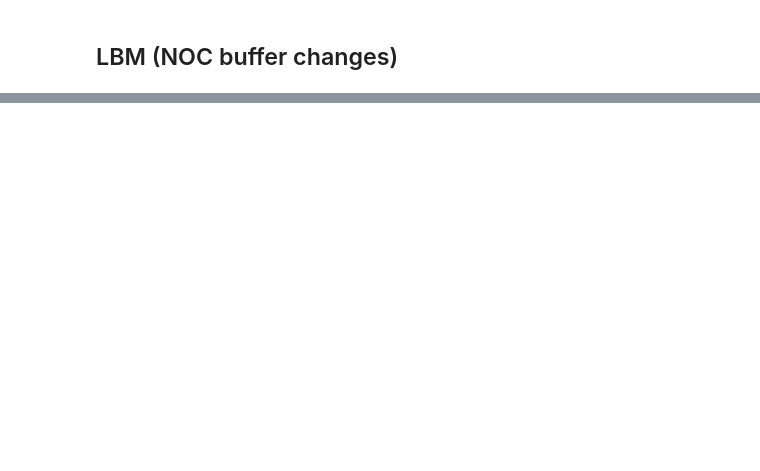
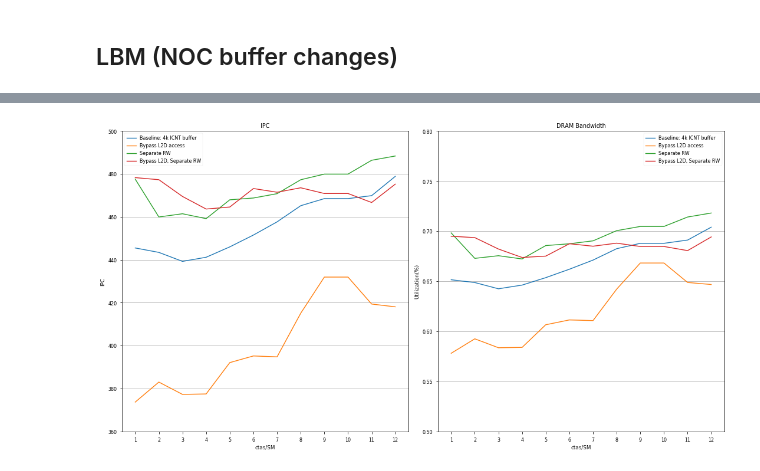
Before and after one commit to UofT-EcoSystem/gpgpu-sim_simulations, a Jupyter notebook: util/job_launching/results/gen-table.ipynb, the cells around one changed output, grey strips where cells are left out. Drawn from its saved outputs; the diff is of its cells as text; code cells hidden in the pictures; blank space fills up the shorter version.

```diff
--- a/util/job_launching/results/gen-table.ipynb
+++ b/util/job_launching/results/gen-table.ipynb
@@ -610,0 +623,82 @@ plt.savefig('buffers.pdf')
+# %%
+def draw_fig_legend(_dfs, y, ylim, axis, title, legends, ylabel):
+    mpl.style.use('seaborn-paper')
+    axis.set_xlabel('ctas/SM')
+    axis.set_xticks(_dfs[0]['CTA/SM'])
+    axis.set_ylabel(ylabel)
+    axis.set_ylim(ylim)
+    axis.grid(True, axis='y')
+    axis.set_axisbelow(True)
+    axis.set_title(title)
+
+    for _df in _dfs:
+        axis.plot(_df['CTA/SM'], _df[y])
+
+    axis.legend(legends)
+# %%
+df_4k = extract_df('lbm-4096.csv')
+# df_bypassl2 = extract_df('lbm-bypassl2.csv')
+df_bypassl2d = extract_df('lbm-bypassl2d.csv')
+# df_bypassl2d_nortw = extract_df('lbm-bypassl2d-nortw.csv')
+# df_nortw = extract_df('lbm-nortw.csv')
+df_seprw = extract_df('lbm-seprw.csv')
+df_bypassl2d_seprw = extract_df('lbm-bypassl2d-seprw.csv')
+
+# df_bypassl2d_throttle_nortw = extract_df('lbm-bypassl2d-throttle-nortw.csv')
+# df_bypassl2d_throttle = extract_df('lbm-bypassl2d-throttle.csv')
+
+df_list = [df_4k, df_bypassl2d, df_seprw, df_bypassl2d_seprw]
+
+legends = ['Baseline: 4k ICNT buffer', 'Bypass L2D access',
+           'Separate RW', 'Bypass L2D, Separate RW']
+
+
+fig, (ax1, ax2) = plt.subplots(1, 2, figsize=(15,8))
+# fig, (ax1, ax2) = plt.subplots(2, 1, figsize=(10,20))
+
+# ylim_bw = [0.5, 0.8]
+# ylim_ipc = [360, 480]
+# ylim_lat = [400, 18000]
+# draw_fig(df_4k, ax1, 'Buffer = 4096 (baseline)', ylim_left=ylim_bw, ylim_right=ylim_ipc)
+# draw_fig(df_bypassl2, ax2, 'Bypass L2', ylim_left=ylim_bw, ylim_right=ylim_ipc)
+# draw_fig(df_4k, ax3, 'Buffer = 4096 (baseline)', ylim_left=ylim_bw, right='avg_mem_lat', ylim_right=ylim_lat)
+# draw_fig(df_bypassl2, ax4, 'Bypass L2', ylim_left=ylim_bw, right='avg_mem_lat', ylim_right=ylim_lat)
+
+# IPC comparison chart
+
+
+draw_fig_legend(df_list, 'IPC', [360, 500], axis=ax1, title='IPC',
+                legends=legends, ylabel = 'IPC')
+draw_fig_legend(df_list, 'avg_dram_bw', [0.5, 0.8], axis=ax2, title='DRAM Bandwidth',
+               legends=legends, ylabel='Utilization(%)')
+# draw_fig_legend(df_list, 'avg_mem_lat', [500, 20000], axis=ax3, title='Memory Latency',
+#                legends=legends, ylabel='Latency (cycles)')
+# draw_fig_legend(df_list, 'l2_BW', [300, 700], axis=ax4, title='L2 Bandwidth',
+#                legends=legends, ylabel='Banwidth (GB/s)')
+# draw_fig_legend(df_list, 'frac_wasted_col', [0, 0.6], axis=ax3, title='Wasted Column',
+#                legends=legends, ylabel='Fraction')
+# draw_fig_legend(df_list, 'frac_CCDLc', [0, 0.6], axis=ax4, title='CCDLc',
+#                legends=legends, ylabel='Fraction')
+# draw_fig_legend(df_list, 'frac_RCDc', [0, 0.4], axis=ax5, title='RCDc',
+#                legends=legends, ylabel='Fraction')
+# draw_fig_legend(df_list, 'frac_RTWc', [0, 2], axis=ax8, title='RTWc',
+#                legends=legends, ylabel='Fraction')
+# draw_fig_legend(df_list, 'frac_RCDWRc', [0, 0.5], axis=ax6, title='RCDWRc',
+#                legends=legends, ylabel='Fraction')
+
+
+
+# draw_fig_legend(df_list, 'frac_mem_idle', [0, 0.1], axis=ax7, title='DRAM Idle',
+#                legends=legends, ylabel='Fraction')
+# fig.delaxes(ax8)
+# draw_fig_legend(df_list, 'mem_subpartition_parallism', [0, 48], axis=ax5, title='Memory Subpartition Parallelism',
+#                legends=legends)
+# draw_fig_legend(df_list, 'mem_subpartition_parallism_util', [0, 48], axis=ax6,
+#                 title='Memory Subpartition Parallelism Util',
+#                 legends=legends)
+
+
+fig.tight_layout()  # otherwise the right y-label is slightly clipped
+plt.savefig('bypassl2.pdf')
+# %% [output]
+[figure, added]
```
Also changed, not shown: parts of 9 cells of this notebook.
